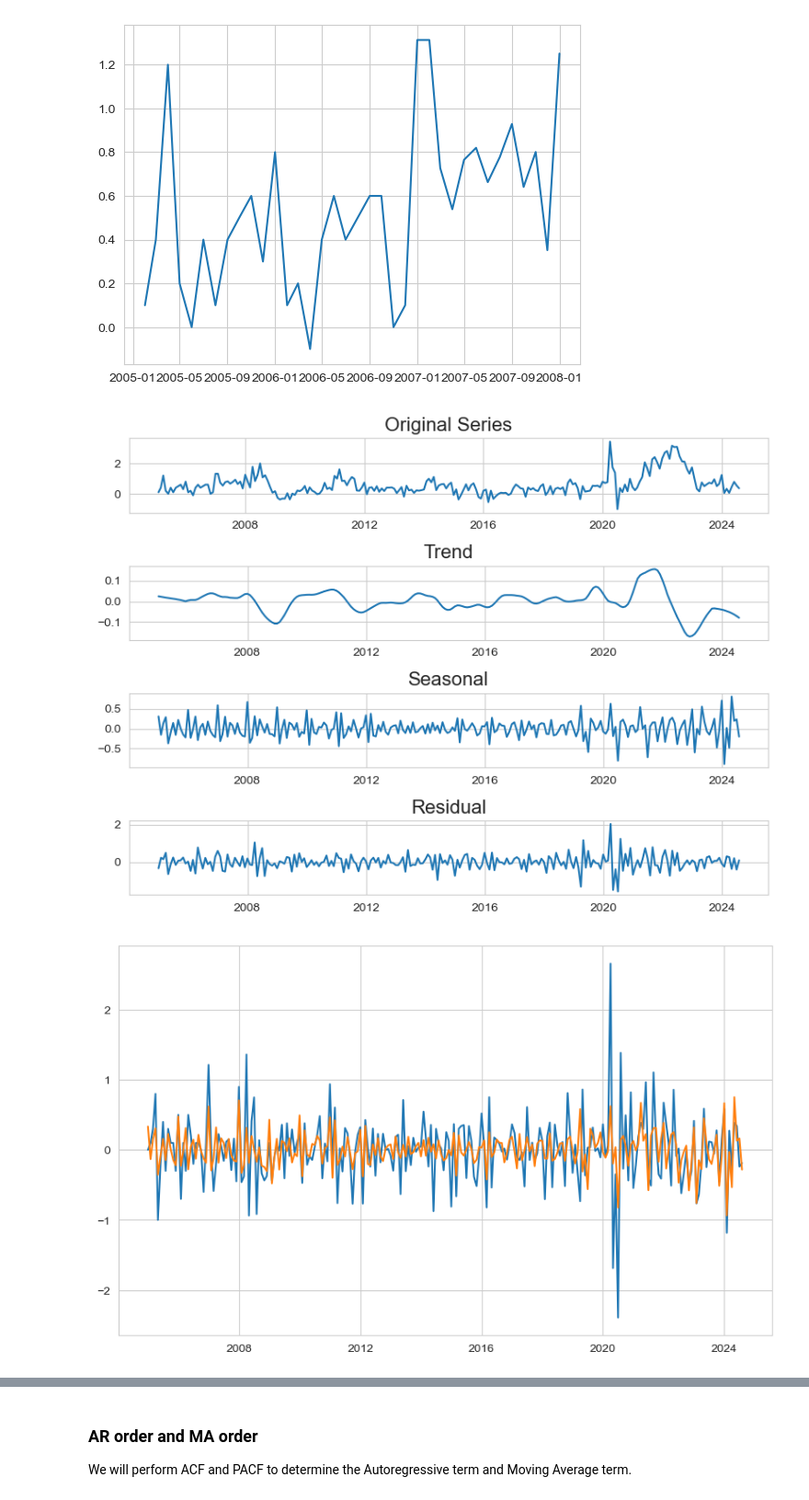
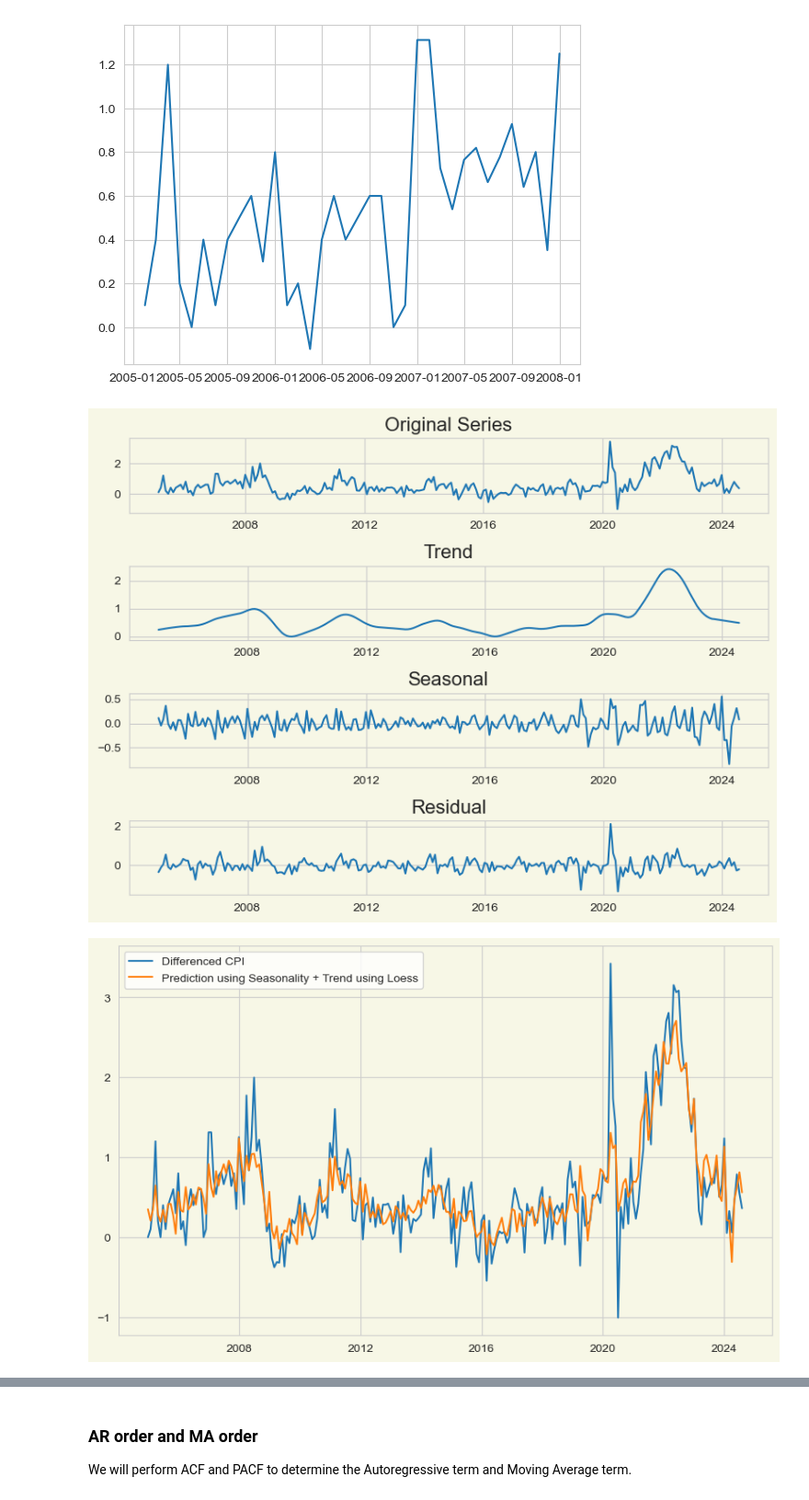
Before and after one commit to EddieNguyen2012/CPI-Prediction-using-Supply-Chain-analysis, a Jupyter notebook: src/Notebooks/Data Analysis and Models.ipynb, the cells around one changed output, grey strips where cells are left out. Shown at 92% size. Saved outputs shown, nothing was run; the diff lists cells and outputs as text; code cells hidden in the pictures.

```diff
--- a/src/Notebooks/Data Analysis and Models.ipynb
+++ b/src/Notebooks/Data Analysis and Models.ipynb
@@ -36,7 +38,7 @@ import tensorflow as tf
 from xgboost import DMatrix
 import shap
 # %%
-plot_folder = '/Users/eddie/cs163/src/Plots'
+plot_folder = '/Users/eddie/cs163/src/assets/Plots'
 data_folder = '/Users/eddie/cs163/src/Data'
 pio.renderers.default = 'png'
 
@@ -45,6 +47,8 @@ def replace_with_underscore(x):
 # %%
 df = pd.read_csv('/Users/eddie/cs163/src/Data/final.csv', index_col=['DATE'], parse_dates=['DATE'], )
 df = df.asfreq('MS')
+WHITE = '#F7F7E6'
+
 df['month'] = df.index.month
 df['year'] = df.index.year
 df.info()
@@ -251,13 +265,15 @@ features = diff_mean_only_X.columns
 nrow = 4
 ncol = 3
 
-fig, axs = plt.subplots(nrows=nrow, ncols=ncol, figsize=(13,8))
+fig, axs = plt.subplots(nrows=nrow, ncols=ncol, figsize=(13,10), facecolor=WHITE)
 
 # Flatten the axs array for easier indexing in a loop
 axs = axs.flatten()
 
 for i in range(len(features)):
-    plot_ccf(diff_mean_only_X[features[i]], diff_y, title='Change of ' + features[i] + '\nvs change of CPI', ax=axs[i], negative_lags=True, alpha=0.05)
+    if i < nrow * ncol:
+        plt.gca().set_facecolor(WHITE)
+        plot_ccf(diff_mean_only_X[features[i]], diff_y, title='Change of ' + features[i] + '\nvs change of CPI', ax=axs[i], negative_lags=True, alpha=0.05)
 
 # Hide any unused subplots if there are fewer features than subplots
 for j in range(len(features), len(axs)):
@@ -419,39 +435,45 @@ plt.plot(diff_y[:36])
 [<matplotlib.lines.Line2D at 0x...>]
 [figure]
 # %%
-decomposition = STL(differencing(Y, 2))
+decomposition = STL(differencing(Y, 1))
 result = decomposition.fit()
 seasonal, trend, resid = result.seasonal, result.trend, result.resid
-plt.figure(figsize=(8,6))
+plt.figure(figsize=(8,6), facecolor='#F7F7E6')
 
 plt.subplot(4,1,1)
+plt.gca().set_facecolor(WHITE)
 plt.plot(diff_y)
 plt.title('Original Series', fontsize=16)
 
 plt.subplot(4,1,2)
+plt.gca().set_facecolor(WHITE)
 plt.plot(trend)
 plt.title('Trend', fontsize=16)
 
 plt.subplot(4,1,3)
+plt.gca().set_facecolor(WHITE)
 plt.plot(seasonal)
 plt.title('Seasonal', fontsize=16)
 
 plt.subplot(4,1,4)
+plt.gca().set_facecolor(WHITE)
 plt.plot(resid)
 plt.title('Residual', fontsize=16)
 
 plt.tight_layout()
 plt.savefig(os.path.join(plot_folder, 'Seasonality_decomposition.png'))
 # %% [output]
-[figure, old version]
+[figure, new version]
 # %%
 prediction = seasonal + trend
-plt.figure(figsize=(10, 6))
-plt.plot(differencing(Y, 2))
-plt.plot(prediction)
+plt.figure(figsize=(10, 6), facecolor='#F7F7E6')
+plt.gca().set_facecolor('#F7F7E6')
+plt.plot(differencing(Y, 1), label='Differenced CPI')
+plt.plot(prediction, label='Prediction using Seasonality + Trend using Loess')
+plt.legend()
 plt.savefig(os.path.join(plot_folder, 'SLT_prediction.png'))
 # %% [output]
-[figure, old version]
+[figure, new version]
 # %%
 resid_mu = resid.mean()
 resid_dev = resid.std()
```
Also changed, not shown: parts of 48 cells of this notebook, 55 other files.
